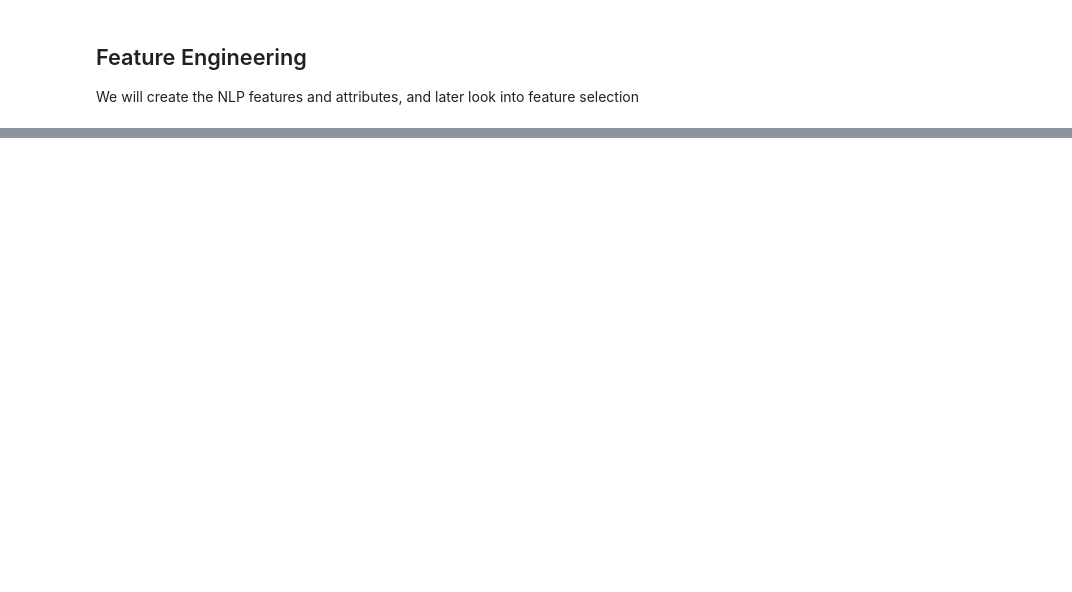
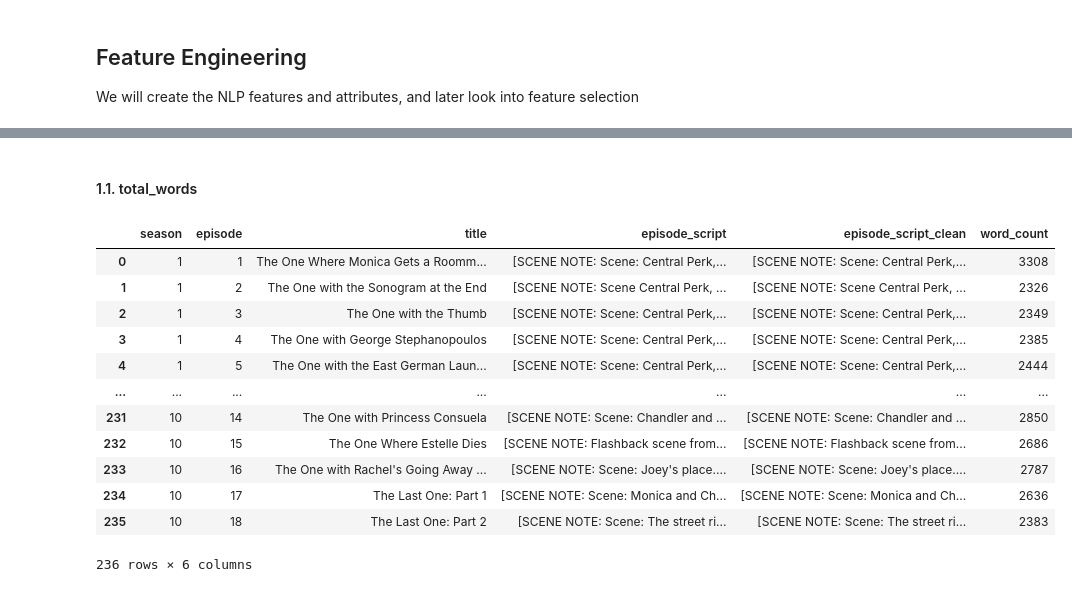
Before and after one commit to DimitarDimitrov2001/EMM-Friends-Project, a Jupyter notebook: data_parser.ipynb, the cells around one changed output, grey strips where cells are left out. Cells and saved outputs as stored; diff of their text form; code cells hidden in the pictures; blank space fills up the shorter version.

```diff
--- a/data_parser.ipynb
+++ b/data_parser.ipynb
@@ -1453,0 +1514,2 @@ We will create the NLP features and attributes, and later look into feature sele
+# %% [markdown]
+#### 1.1. total_words
@@ -1453,0 +1531,16 @@ We will create the NLP features and attributes, and later look into feature sele
+# %%
+df_structured
+# %% [output]
+|  | season | episode | title | episode_script | episode_script_clean | word_count |
+| 0 | 1 | 1 | The One Where Monica Gets a Roomm... | [SCENE NOTE: Scene: Central Perk,... | [SCENE NOTE: Scene: Central Perk,... | 3308 |
+| 1 | 1 | 2 | The One with the Sonogram at the End | [SCENE NOTE: Scene Central Perk, ... | [SCENE NOTE: Scene Central Perk, ... | 2326 |
+| 2 | 1 | 3 | The One with the Thumb | [SCENE NOTE: Scene: Central Perk,... | [SCENE NOTE: Scene: Central Perk,... | 2349 |
+| 3 | 1 | 4 | The One with George Stephanopoulos | [SCENE NOTE: Scene: Central Perk,... | [SCENE NOTE: Scene: Central Perk,... | 2385 |
+| 4 | 1 | 5 | The One with the East German Laun... | [SCENE NOTE: Scene: Central Perk,... | [SCENE NOTE: Scene: Central Perk,... | 2444 |
+| ... | ... | ... | ... | ... | ... | ... |
+| 231 | 10 | 14 | The One with Princess Consuela | [SCENE NOTE: Scene: Chandler and ... | [SCENE NOTE: Scene: Chandler and ... | 2850 |
+| 232 | 10 | 15 | The One Where Estelle Dies | [SCENE NOTE: Flashback scene from... | [SCENE NOTE: Flashback scene from... | 2686 |
+| 233 | 10 | 16 | The One with Rachel's Going Away ... | [SCENE NOTE: Scene: Joey's place.... | [SCENE NOTE: Scene: Joey's place.... | 2787 |
+| 234 | 10 | 17 | The Last One: Part 1 | [SCENE NOTE: Scene: Monica and Ch... | [SCENE NOTE: Scene: Monica and Ch... | 2636 |
+| 235 | 10 | 18 | The Last One: Part 2 | [SCENE NOTE: Scene: The street ri... | [SCENE NOTE: Scene: The street ri... | 2383 |
+236 rows × 6 columns
```
Also changed, not shown: parts of 12 cells of this notebook.
